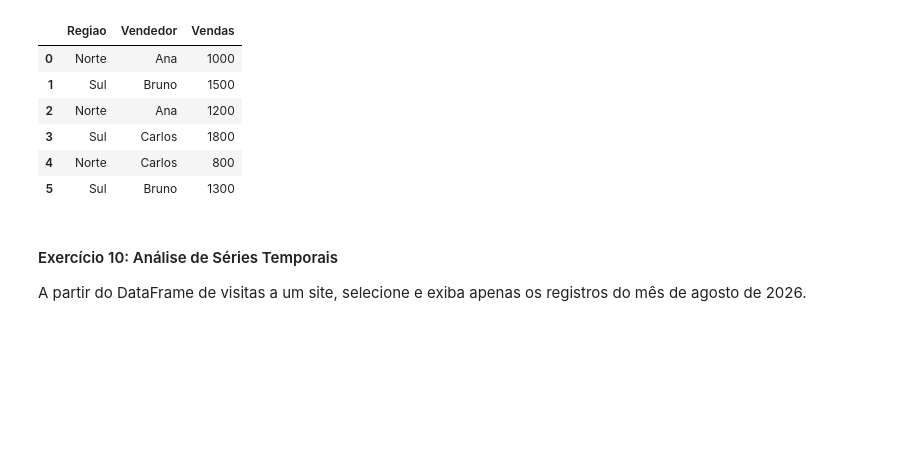
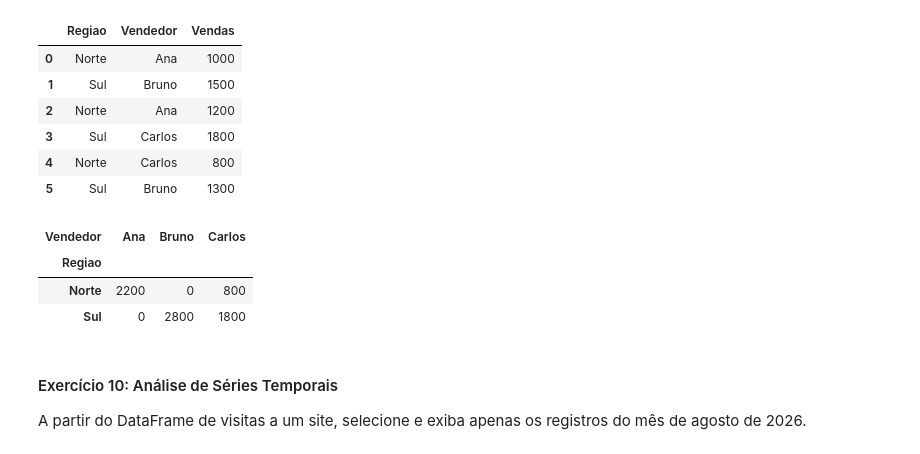
Before and after one commit to coelhp/DSA-CursoGratuito, a Jupyter notebook: CAP09/DSA-Python-Lista4-Exercicios-ResolucaoMinha.ipynb, the cells around one changed output. Drawn from its saved outputs; the diff is of its cells as text; code cells hidden in the pictures; blank space fills up the shorter version.

```diff
--- a/CAP09/DSA-Python-Lista4-Exercicios-ResolucaoMinha.ipynb
+++ b/CAP09/DSA-Python-Lista4-Exercicios-ResolucaoMinha.ipynb
@@ -253,6 +253,13 @@ df_regional
 | 5 | Sul | Bruno | 1300 |
 # %%
 # Solução
+tabela_dinamica = df_regional.pivot_table(values = 'Vendas',index = 'Regiao',columns = 'Vendedor',aggfunc = 'sum',fill_value = 0)
+tabela_dinamica
+# %% [output]
+| Vendedor | Ana | Bruno | Carlos |
+| Regiao |  |  |  |
+| Norte | 2200 | 0 | 800 |
+| Sul | 0 | 2800 | 1800 |
 # %% [markdown]
 #### Exercício 10: Análise de Séries Temporais
 
```
Also changed, not shown: parts of 1 cell of this notebook.
